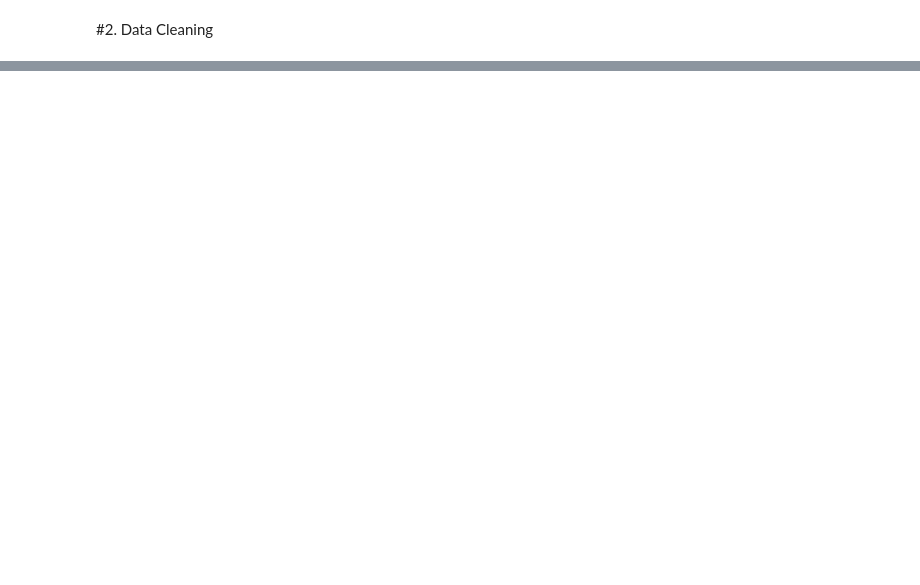
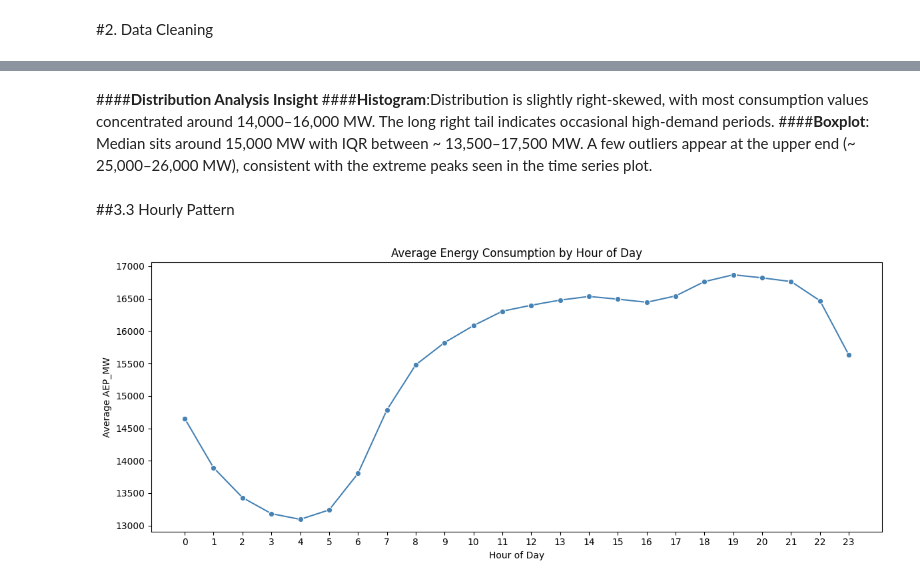
Before and after one commit to kumisganteng/Data-Analytics-Projects, a Jupyter notebook: Energy_Consumption_Prediction.ipynb, the cells around one changed output, grey strips where cells are left out. Saved outputs shown, nothing was run; the diff lists cells and outputs as text; code cells hidden in the pictures; blank space fills up the shorter version.

Commit message:
Features Engineering of AEP_hourly.csv

```diff
--- a/Energy_Consumption_Prediction.ipynb
+++ b/Energy_Consumption_Prediction.ipynb
@@ -569,0 +241,20 @@ Test : 11.5%
+# %% [markdown]
+####**Distribution Analysis Insight**
+####**Histogram**:Distribution is slightly right-skewed, with most consumption values concentrated around 14,000–16,000 MW. The long right tail indicates occasional high-demand periods.
+####**Boxplot**: Median sits around 15,000 MW with IQR between ~ 13,500–17,500 MW. A few outliers appear at the upper end (~ 25,000–26,000 MW), consistent with the extreme peaks seen in the time series plot.
+# %% [markdown]
+##3.3 Hourly Pattern
+# %%
+energy_data['hour'] = energy_data.index.hour
+
+fig, ax = plt.subplots(figsize=(12, 5))
+hourly_avg = energy_data.groupby('hour')['AEP_MW'].mean()
+sns.lineplot(x=hourly_avg.index, y=hourly_avg.values, marker='o', color='steelblue', ax=ax)
+ax.set_title('Average Energy Consumption by Hour of Day')
+ax.set_xlabel('Hour of Day')
+ax.set_ylabel('Average AEP_MW')
+ax.set_xticks(range(0, 24))
+plt.tight_layout()
+plt.show()
+# %% [output]
+[figure, added]
```
Also changed, not shown: parts of 117 cells of this notebook.
